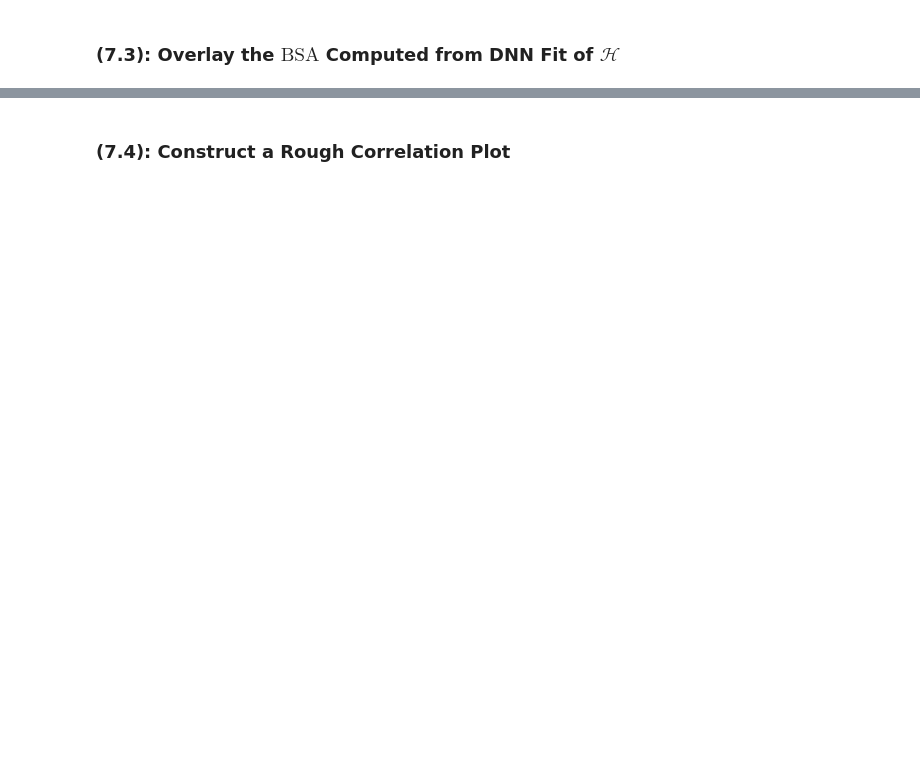
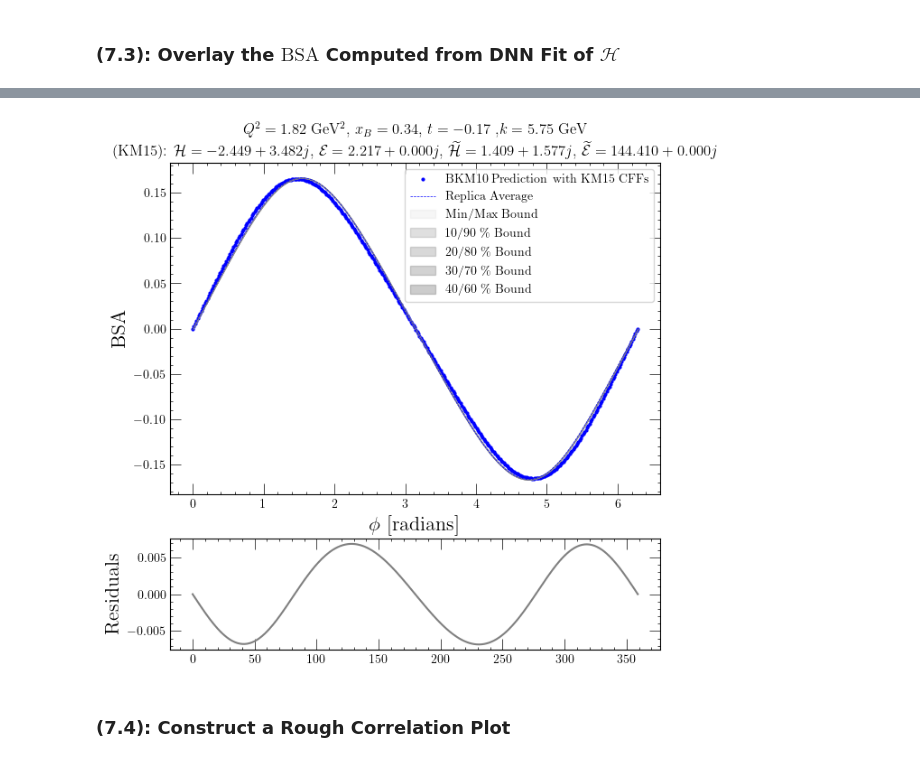
Before and after one commit to JayDanielsss/gpd_dnn, a Jupyter notebook: closure_test/closure_test.ipynb, the cells around one changed output, grey strips where cells are left out. Saved outputs shown, nothing was run; the diff lists cells and outputs as text; code cells hidden in the pictures; blank space fills up the shorter version.

```diff
--- a/closure_test/closure_test.ipynb
+++ b/closure_test/closure_test.ipynb
@@ -3502,9 +3597,14 @@ plt.close(post_cff_fit_xsec_figure)
 # %% [markdown]
 ### (7.3): Overlay the $\text{BSA}$ Computed from DNN Fit of $\mathcal{H}$
 # %%
-post_cff_fit_bsa_figure, post_cff_fit_bsa_axis = plt.subplots(1, figsize = (7, 7))
+post_cff_fit_bsa_figure, post_cff_fit_bsa_axis = plt.subplots(
+    nrows = 2, ncols = 1,
+    gridspec_kw = {'height_ratios': [3, 1]},
+    figsize = (7, 7))
 
-post_cff_fit_bsa_axis.scatter(
+post_cff_fit_bsa_axis[1].plot(mean_bsa - bkm10_bsa_km15, color = 'gray', label = "Residuals")
+
+post_cff_fit_bsa_axis[0].scatter(
     phi_array_in_radians, bkm10_bsa_km15,
     s = 4., label = "BKM10 Prediction with KM15 CFFs", color = "blue")
 
@@ -3515,8 +3615,7 @@ post_cff_fit_bsa_axis.scatter(
 # post_cff_fit_bsa_axis.scatter(
 #     phi_array_in_radians, bkm10_bsa_dnn,
 #     s = 4., label = "BKM10 Prediction with XDJ CFFs", color = "red")
-
-post_cff_fit_bsa_axis.plot(
+post_cff_fit_bsa_axis[0].plot(
     phi_array_in_radians,
     mean_bsa,
     label = r'Replica Average',
@@ -3524,7 +3623,7 @@ post_cff_fit_bsa_axis.plot(
     linewidth = 0.5,
     linestyle = 'dashed')
 
-post_cff_fit_bsa_axis.fill_between(
+post_cff_fit_bsa_axis[0].fill_between(
     x = phi_array_in_radians,
     y1 = bsa_max,
     y2 = bsa_min,
@@ -3532,7 +3631,7 @@ post_cff_fit_bsa_axis.fill_between(
     color = "lightgray",
     alpha = 0.2)
 
-post_cff_fit_bsa_axis.fill_between(
+post_cff_fit_bsa_axis[0].fill_between(
     x = phi_array_in_radians,
     y1 = bsa_percentile_90,
     y2 = bsa_percentile_10,
@@ -3540,7 +3639,7 @@ post_cff_fit_bsa_axis.fill_between(
     color = "gray",
     alpha = 0.25)
 
-post_cff_fit_bsa_axis.fill_between(
+post_cff_fit_bsa_axis[0].fill_between(
     x = phi_array_in_radians,
     y1 = bsa_percentile_80,
     y2 = bsa_percentile_20,
@@ -3548,7 +3647,7 @@ post_cff_fit_bsa_axis.fill_between(
     color = "gray",
     alpha = 0.3)
 
-post_cff_fit_bsa_axis.fill_between(
+post_cff_fit_bsa_axis[0].fill_between(
     x = phi_array_in_radians,
     y1 = bsa_percentile_70,
     y2 = bsa_percentile_30,
@@ -3556,7 +3655,7 @@ post_cff_fit_bsa_axis.fill_between(
     color = "gray",
     alpha = 0.35)
 
-post_cff_fit_bsa_axis.fill_between(
+post_cff_fit_bsa_axis[0].fill_between(
     x = phi_array_in_radians,
     y1 = bsa_percentile_60,
     y2 = bsa_percentile_40,
@@ -3564,15 +3663,17 @@ post_cff_fit_bsa_axis.fill_between(
     color = "gray",
     alpha = 0.4)
 
-post_cff_fit_bsa_axis.set_xlabel(r"$\phi$ [radians]", fontsize = 16)
-post_cff_fit_bsa_axis.set_ylabel(r"BSA", fontsize = 16)
-post_cff_fit_bsa_axis.set_title(f"{title_string}\n(KM15): {km15_cff_string}")
-# post_cff_fit_bsa_axis.set_title(f"{title_string}\n(KM15): {km15_cff_string}\n(XDJ): {xdj_cff_string}")
+post_cff_fit_bsa_axis[0].set_xlabel(r"$\phi$ [radians]", fontsize = 16)
+post_cff_fit_bsa_axis[0].set_ylabel(r"BSA", fontsize = 16)
+post_cff_fit_bsa_axis[1].set_ylabel(r"Residuals", fontsize = 16)
+post_cff_fit_bsa_axis[0].set_title(f"{title_string}\n(KM15): {km15_cff_string}")
+# post_cff_fit_bsa_axis[0].set_title(f"{title_string}\n(KM15): {km15_cff_string}\n(XDJ): {xdj_cff_string}")
 
-plt.legend()
+post_cff_fit_bsa_axis[0].legend()
 
 post_cff_fit_bsa_figure.savefig(f"./version_{VERSION_NUMBER}/plots/bsa_comparison_v{MAJOR_MINOR_NUMBER}.png")
 post_cff_fit_bsa_figure.savefig(f"./version_{VERSION_NUMBER}/plots/bsa_comparison_v{MAJOR_MINOR_NUMBER}.eps")
 
 plt.show()
 plt.close(post_cff_fit_bsa_figure)
+# %% [output]
@@ -3579,3 +3681,4 @@ plt.close(post_cff_fit_bsa_figure)
+[figure, added]
 # %% [markdown]
 ### (7.4): Construct a Rough Correlation Plot
 # %%
```
Also changed, not shown: parts of 29 cells of this notebook, 4 other files.
